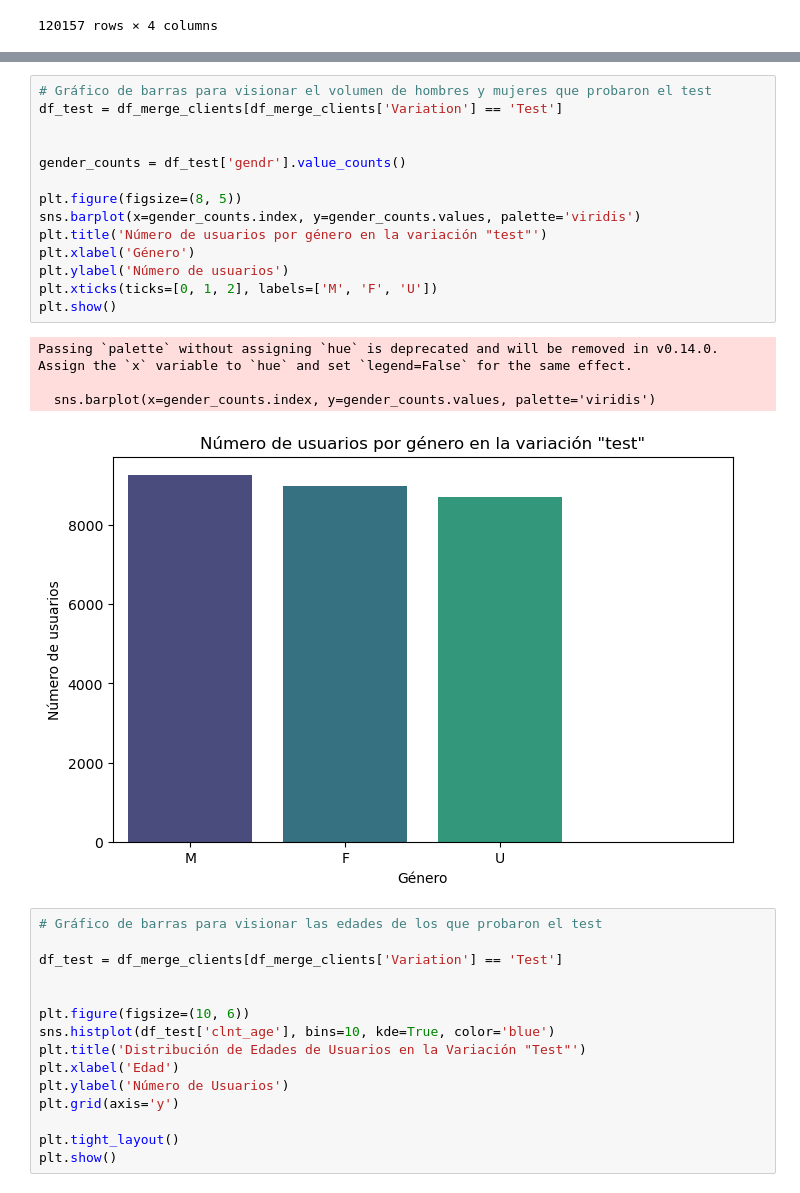
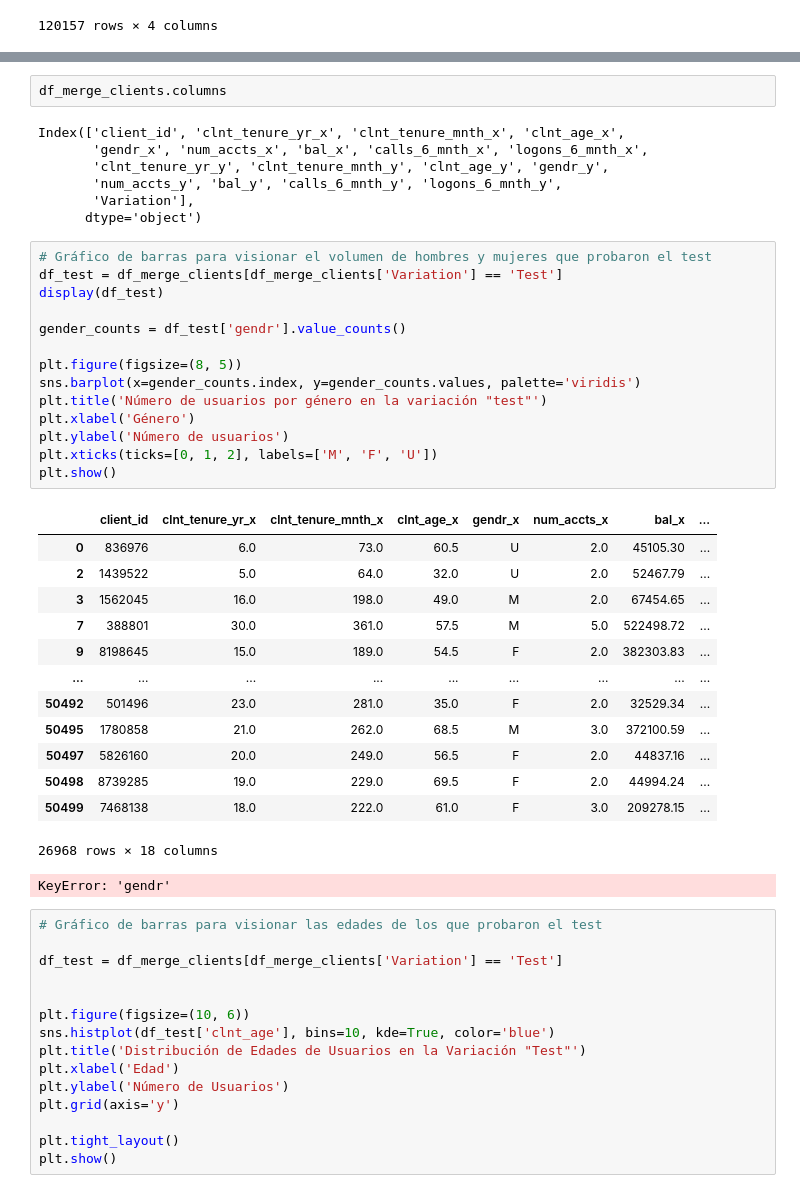
Before and after one commit to beatranche/Project-2, a Jupyter notebook: fake_main.ipynb, the cells around one changed output, grey strips where cells are left out. Saved outputs shown, nothing was run; the diff lists cells and outputs as text.

```diff
--- a/fake_main.ipynb
+++ b/fake_main.ipynb
@@ -159,22 +159,41 @@ df_merge_clients.shape
+# %%
+df_merge_clients.columns
+# %% [output]
+Index(['client_id', 'clnt_tenure_yr_x', 'clnt_tenure_mnth_x', 'clnt_age_x',
+       'gendr_x', 'num_accts_x', 'bal_x', 'calls_6_mnth_x', 'logons_6_mnth_x',
+       'clnt_tenure_yr_y', 'clnt_tenure_mnth_y', 'clnt_age_y', 'gendr_y',
+       'num_accts_y', 'bal_y', 'calls_6_mnth_y', 'logons_6_mnth_y',
+       'Variation'],
+      dtype='object')
 # %%
 # Gráfico de barras para visionar el volumen de hombres y mujeres que probaron el test
 df_test = df_merge_clients[df_merge_clients['Variation'] == 'Test']
-
+display(df_test)
 
 gender_counts = df_test['gendr'].value_counts()
 
 plt.figure(figsize=(8, 5))
 sns.barplot(x=gender_counts.index, y=gender_counts.values, palette='viridis')
 plt.title('Número de usuarios por género en la variación "test"')
 plt.xlabel('Género')
 plt.ylabel('Número de usuarios')
 plt.xticks(ticks=[0, 1, 2], labels=['M', 'F', 'U'])
 plt.show()
 # %% [output]
+|  | client_id | clnt_tenure_yr_x | clnt_tenure_mnth_x | clnt_age_x | gendr_x | num_accts_x | bal_x | ... |
+| 0 | 836976 | 6.0 | 73.0 | 60.5 | U | 2.0 | 45105.30 | ... |
+| 2 | 1439522 | 5.0 | 64.0 | 32.0 | U | 2.0 | 52467.79 | ... |
+| 3 | 1562045 | 16.0 | 198.0 | 49.0 | M | 2.0 | 67454.65 | ... |
+| 7 | 388801 | 30.0 | 361.0 | 57.5 | M | 5.0 | 522498.72 | ... |
+| 9 | 8198645 | 15.0 | 189.0 | 54.5 | F | 2.0 | 382303.83 | ... |
+| ... | ... | ... | ... | ... | ... | ... | ... | ... |
+| 50492 | 501496 | 23.0 | 281.0 | 35.0 | F | 2.0 | 32529.34 | ... |
+| 50495 | 1780858 | 21.0 | 262.0 | 68.5 | M | 3.0 | 372100.59 | ... |
+| 50497 | 5826160 | 20.0 | 249.0 | 56.5 | F | 2.0 | 44837.16 | ... |
+| 50498 | 8739285 | 19.0 | 229.0 | 69.5 | F | 2.0 | 44994.24 | ... |
+| 50499 | 7468138 | 18.0 | 222.0 | 61.0 | F | 3.0 | 209278.15 | ... |
-Passing `palette` without assigning `hue` is deprecated and will be removed in v0.14.0. Assign the `x` variable to `hue` and set `legend=False` for the same effect.
-
-  sns.barplot(x=gender_counts.index, y=gender_counts.values, palette='viridis')
+26968 rows × 18 columns
-[figure, removed]
+KeyError: 'gendr'
 # %%
 # Gráfico de barras para visionar las edades de los que probaron el test
 
```
Also changed, not shown: parts of 3 cells of this notebook, 10 other files.
